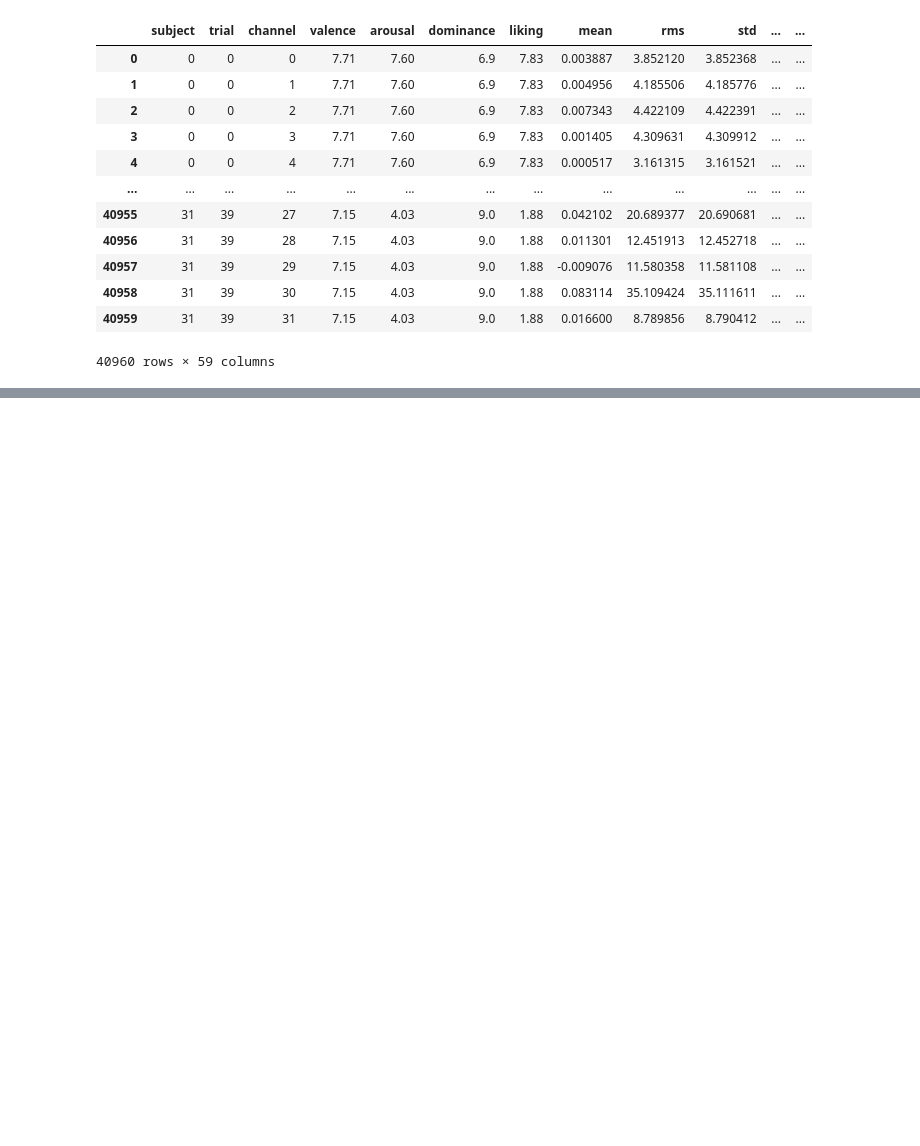
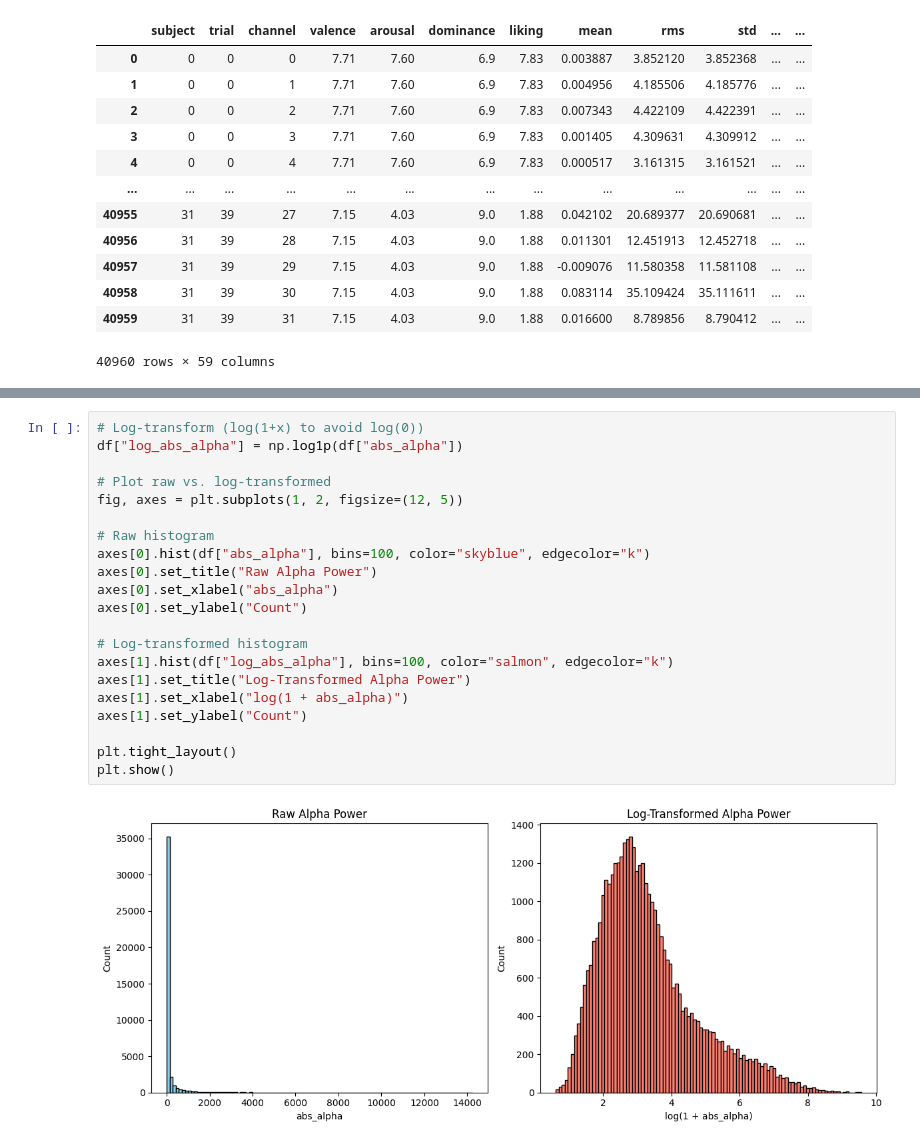
Before and after one commit to AladingKun/EEG-Emotion-Analysis, a Jupyter notebook: EEG_PIPELINE.ipynb, the cells around one changed output, grey strips where cells are left out. Drawn from its saved outputs; the diff is of its cells as text; blank space fills up the shorter version.

```diff
--- a/EEG_PIPELINE.ipynb
+++ b/EEG_PIPELINE.ipynb
@@ -1415,0 +1477,23 @@ df
+# %%
+# Log-transform (log(1+x) to avoid log(0))
+df["log_abs_alpha"] = np.log1p(df["abs_alpha"])
+
+# Plot raw vs. log-transformed
+fig, axes = plt.subplots(1, 2, figsize=(12, 5))
+
+# Raw histogram
+axes[0].hist(df["abs_alpha"], bins=100, color="skyblue", edgecolor="k")
+axes[0].set_title("Raw Alpha Power")
+axes[0].set_xlabel("abs_alpha")
+axes[0].set_ylabel("Count")
+
+# Log-transformed histogram
+axes[1].hist(df["log_abs_alpha"], bins=100, color="salmon", edgecolor="k")
+axes[1].set_title("Log-Transformed Alpha Power")
+axes[1].set_xlabel("log(1 + abs_alpha)")
+axes[1].set_ylabel("Count")
+
+plt.tight_layout()
+plt.show()
+# %% [output]
+[figure, added]
```
Also changed, not shown: parts of 7 cells of this notebook, 1 other file.
